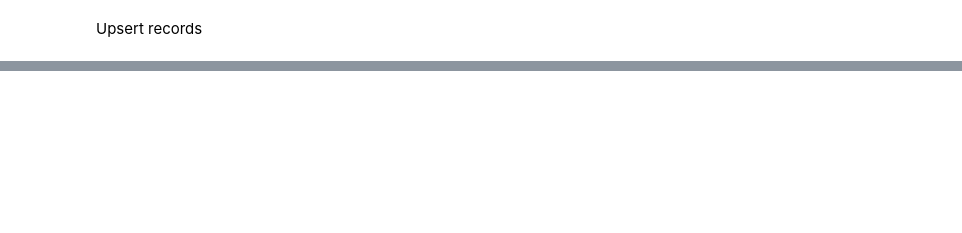
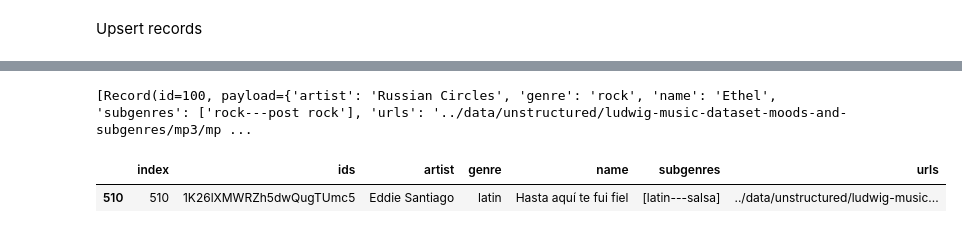
Before and after one commit to jolual2747/pycon-colombia-2024, a Jupyter notebook: notebooks/audio.ipynb, the cells around one changed output, grey strips where cells are left out. Saved outputs shown, nothing was run; the diff lists cells and outputs as text; code cells hidden in the pictures; blank space fills up the shorter version.

```diff
--- a/notebooks/audio.ipynb
+++ b/notebooks/audio.ipynb
@@ -211,0 +216,14 @@ client.upsert(
+# %%
+result = client.retrieve(
+    collection_name=my_collection,
+    ids=[100],
+    with_vectors=True # we can turn this on and off depending on our needs
+)
+result
+# %% [output]
+[Record(id=100, payload={'artist': 'Russian Circles', 'genre': 'rock', 'name': 'Ethel', 'subgenres': ['rock---post rock'], 'urls': '../data/unstructured/ludwig-music-dataset-moods-and-subgenres/mp3/mp ...
+# %%
+metadata.query("artist == 'Eddie Santiago'")
+# %% [output]
+|  | index | ids | artist | genre | name | subgenres | urls |
+| 510 | 510 | 1K26lXMWRZh5dwQugTUmc5 | Eddie Santiago | latin | Hasta aquí te fui fiel | [latin---salsa] | ../data/unstructured/ludwig-music... |
```
Also changed, not shown: parts of 5 cells of this notebook, 12 other files.
